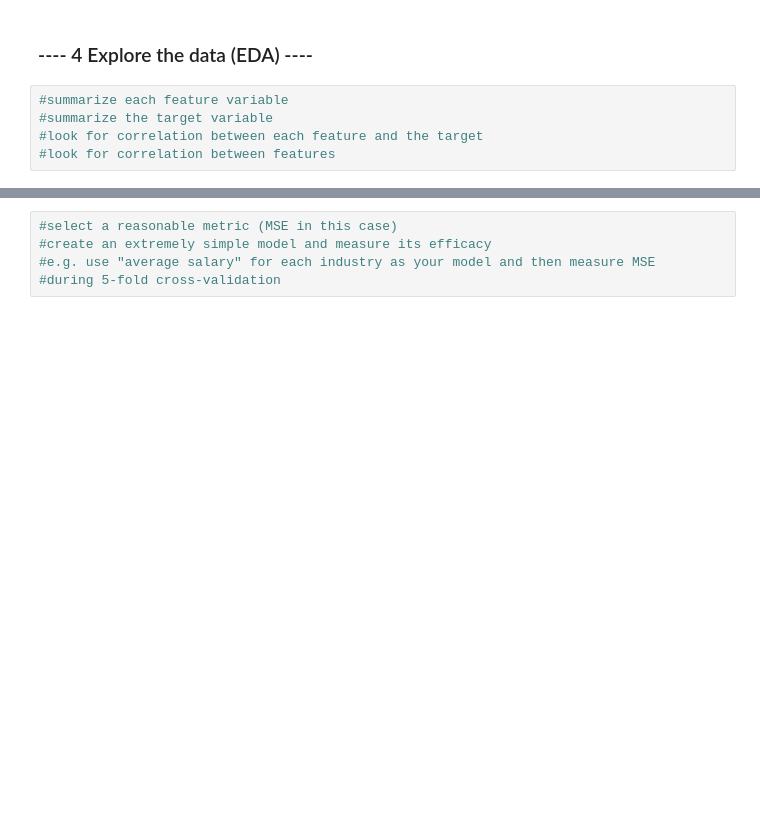
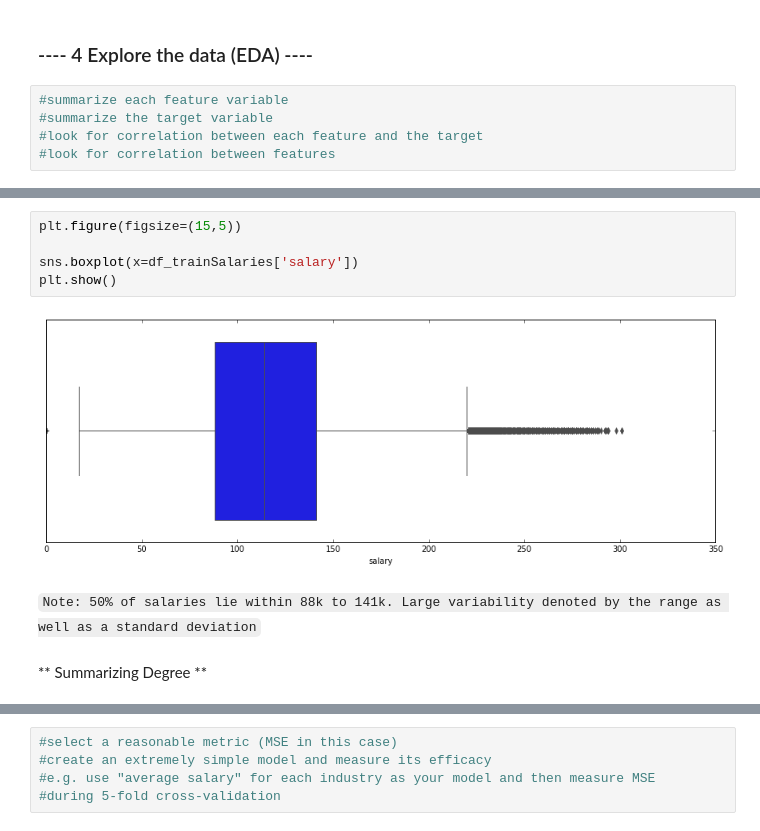
Before and after one commit to naiduizm/SalaryPredictionPortfolio, a Jupyter notebook: First Portfolio Project.ipynb, the cells around one changed output, grey strips where cells are left out. Saved outputs shown, nothing was run; the diff lists cells and outputs as text; blank space fills up the shorter version.

```diff
--- a/First Portfolio Project.ipynb
+++ b/First Portfolio Project.ipynb
@@ -95,0 +136,11 @@ sns.distplot(df_trainSalaries['salary'], norm_hist=False, kde=False, bins=20)
+# %%
+plt.figure(figsize=(15,5))
+
+sns.boxplot(x=df_trainSalaries['salary'])
+plt.show()
+# %% [output]
+[figure, added]
+# %% [markdown]
+`Note: 50% of salaries lie within 88k to 141k. Large variability denoted by the range as well as a standard deviation`
+# %% [markdown]
+** Summarizing Degree **
```
Also changed, not shown: parts of 61 cells of this notebook.
